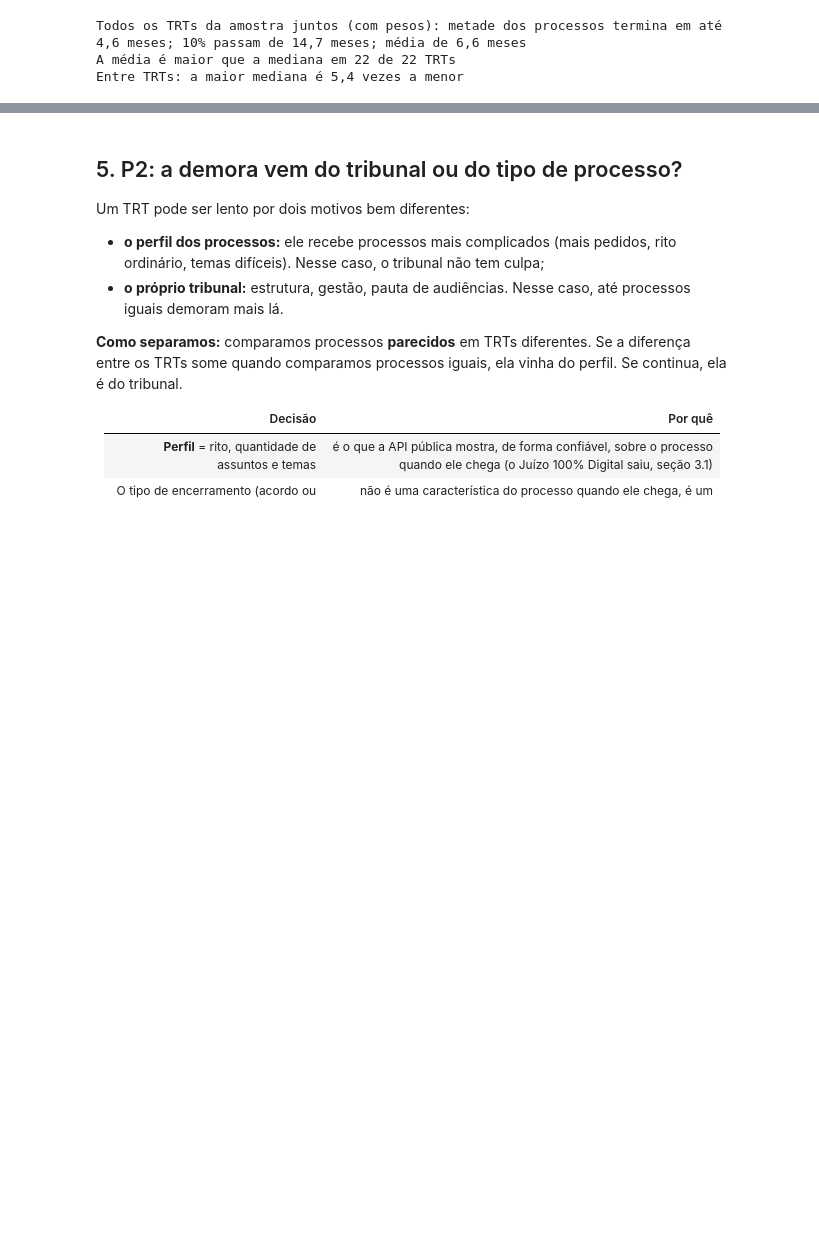
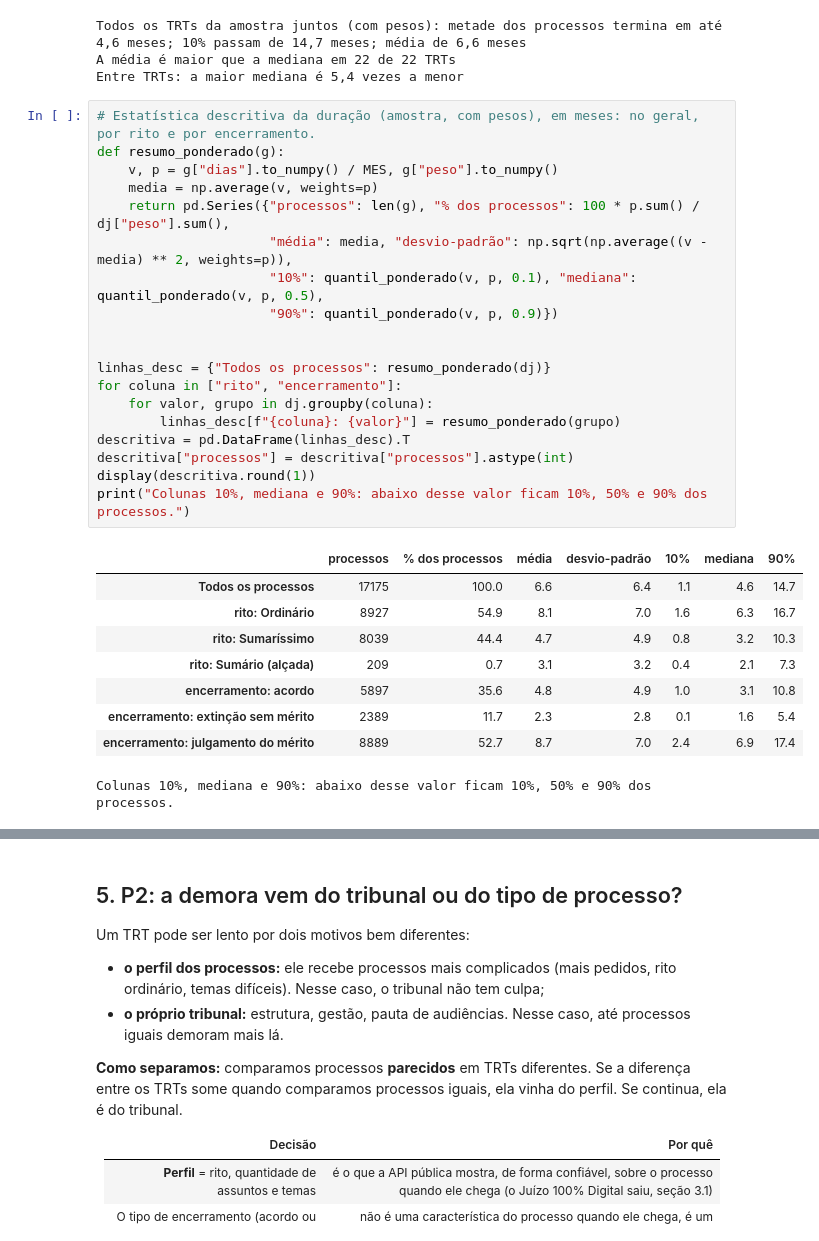
Before and after one commit to joaolevi/projeto8-justica-do-trabalho, a Jupyter notebook: projeto8_tramitacao_congestionamento.ipynb, the cells around one changed output, grey strips where cells are left out. Saved outputs shown, nothing was run; the diff lists cells and outputs as text; blank space fills up the shorter version.

```diff
--- a/projeto8_tramitacao_congestionamento.ipynb
+++ b/projeto8_tramitacao_congestionamento.ipynb
@@ -977,6 +1097,35 @@ print(f"Entre TRTs: a maior mediana é {num(q['mediana'].max() / q['mediana'].mi
 Todos os TRTs da amostra juntos (com pesos): metade dos processos termina em até 4,6 meses; 10% passam de 14,7 meses; média de 6,6 meses
 A média é maior que a mediana em 22 de 22 TRTs
 Entre TRTs: a maior mediana é 5,4 vezes a menor
+# %%
+# Estatística descritiva da duração (amostra, com pesos), em meses: no geral, por rito e por encerramento.
+def resumo_ponderado(g):
+    v, p = g["dias"].to_numpy() / MES, g["peso"].to_numpy()
+    media = np.average(v, weights=p)
+    return pd.Series({"processos": len(g), "% dos processos": 100 * p.sum() / dj["peso"].sum(),
+                      "média": media, "desvio-padrão": np.sqrt(np.average((v - media) ** 2, weights=p)),
+                      "10%": quantil_ponderado(v, p, 0.1), "mediana": quantil_ponderado(v, p, 0.5),
+                      "90%": quantil_ponderado(v, p, 0.9)})
+
+
+linhas_desc = {"Todos os processos": resumo_ponderado(dj)}
+for coluna in ["rito", "encerramento"]:
+    for valor, grupo in dj.groupby(coluna):
+        linhas_desc[f"{coluna}: {valor}"] = resumo_ponderado(grupo)
+descritiva = pd.DataFrame(linhas_desc).T
+descritiva["processos"] = descritiva["processos"].astype(int)
+display(descritiva.round(1))
+print("Colunas 10%, mediana e 90%: abaixo desse valor ficam 10%, 50% e 90% dos processos.")
+# %% [output]
+|  | processos | % dos processos | média | desvio-padrão | 10% | mediana | 90% |
+| Todos os processos | 17175 | 100.0 | 6.6 | 6.4 | 1.1 | 4.6 | 14.7 |
+| rito: Ordinário | 8927 | 54.9 | 8.1 | 7.0 | 1.6 | 6.3 | 16.7 |
+| rito: Sumaríssimo | 8039 | 44.4 | 4.7 | 4.9 | 0.8 | 3.2 | 10.3 |
+| rito: Sumário (alçada) | 209 | 0.7 | 3.1 | 3.2 | 0.4 | 2.1 | 7.3 |
+| encerramento: acordo | 5897 | 35.6 | 4.8 | 4.9 | 1.0 | 3.1 | 10.8 |
+| encerramento: extinção sem mérito | 2389 | 11.7 | 2.3 | 2.8 | 0.1 | 1.6 | 5.4 |
+| encerramento: julgamento do mérito | 8889 | 52.7 | 8.7 | 7.0 | 2.4 | 6.9 | 17.4 |
+Colunas 10%, mediana e 90%: abaixo desse valor ficam 10%, 50% e 90% dos processos.
 # %% [markdown]
 **O que a Figura 2 mostra (amostra, dentro de cada TRT):**
 - **A maioria termina rápido, e poucos demoram muito.** Em todos os 22 TRTs, a média é maior que a mediana: uma minoria de processos longos puxa a média para cima. Somando os 22 TRTs (com pesos), **metade dos processos termina em até 4,6 meses**, a média é de 6,6 meses e **10% passam de 14,7 meses**.
```
Also changed, not shown: parts of 19 cells of this notebook, 6 other files.
